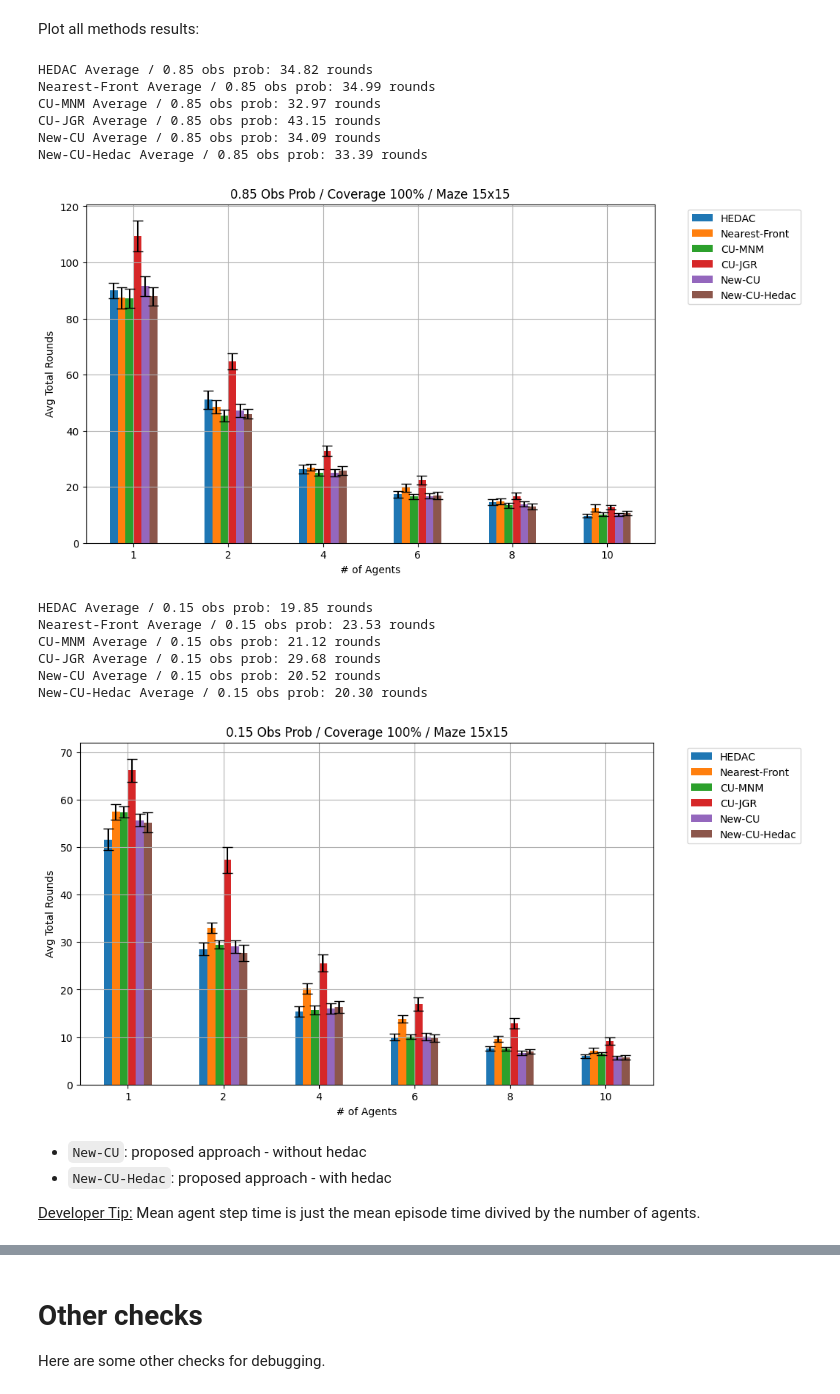
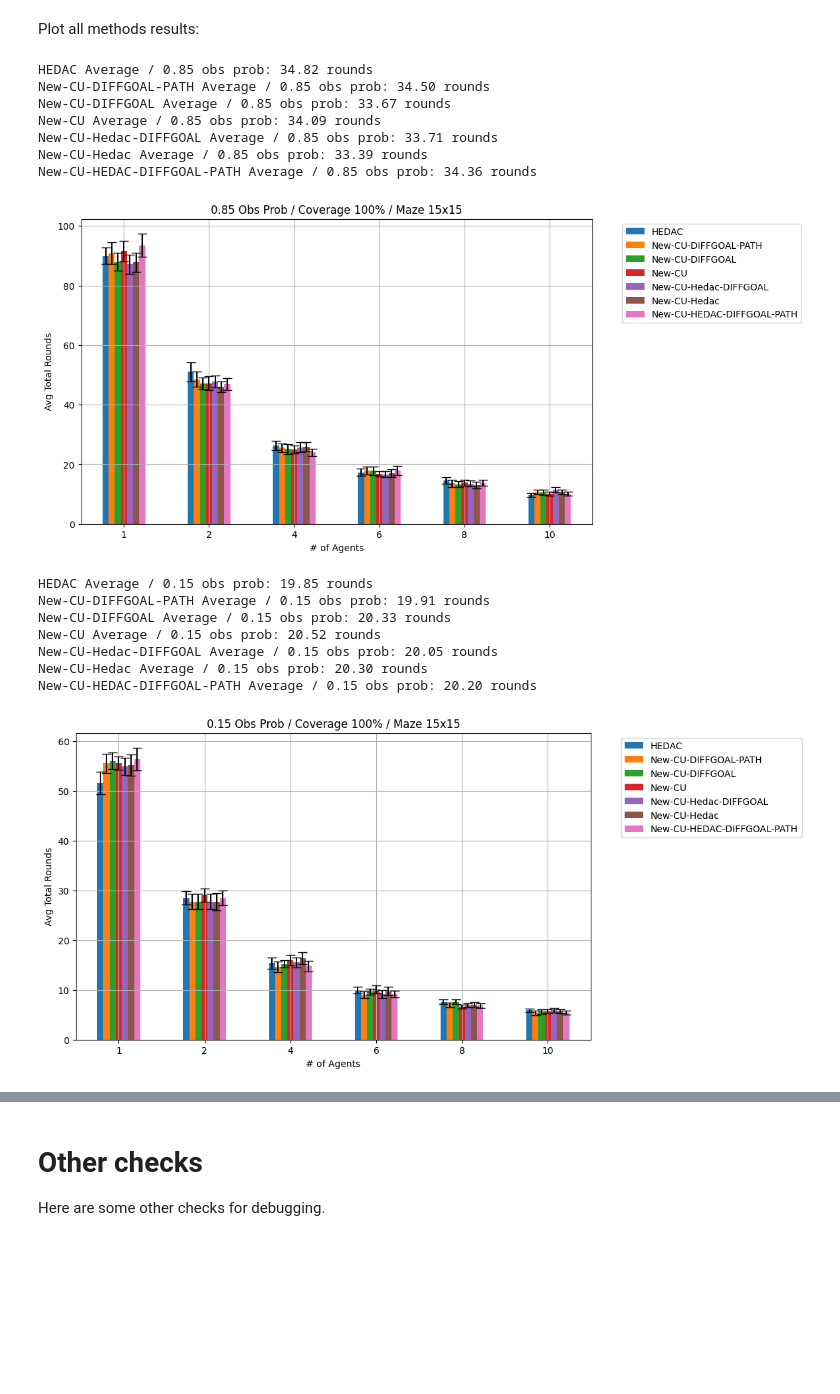
Before and after one commit to manouslinard/multiagent-exploration, a Jupyter notebook: Swarm_RL-Manousos.ipynb, the cells around one changed output, grey strips where cells are left out. Saved outputs shown, nothing was run; the diff lists cells and outputs as text; code cells hidden in the pictures; blank space fills up the shorter version.

Commit message:
impl new_cu+hedac_diffgoal_path+run 400 exp

```diff
--- a/Swarm_RL-Manousos.ipynb
+++ b/Swarm_RL-Manousos.ipynb
@@ -1075,6 +1128,12 @@ def update_goals(agents, total_explored, start=False, algo='nf', lambda_=0.8):
   """ Function to update the goals of the agents (if they are explored). """
   unexpl_coords = np.argwhere(total_explored == -1)
   if len(unexpl_coords) <= 0:
+    return
+
+  if algo == 'new_cu' or algo == 'new_cu_hedac':
+    update_goals_new_cost_util(agents, unexpl_coords, total_explored, start, algo=algo)
+    # print_test_debug(agents, unexpl_coords)
+
     return
 
   for a in agents:
@@ -1136,6 +1195,7 @@ def move_nf_coverage(start_grid, start_agents, coverage_finish = 1.0, debug=True
       for agent in agents:
           path = AStar(agent.explored_stage, coverage_mode=True).search((agent.x, agent.y), agent.goal)
           if debug:
+            # print(len(agents), len(np.argwhere(total_explored == -1)))
             draw_maze(agent.explored_stage, path=path)
 
           if path and len(path) > 1:
@@ -1150,6 +1210,8 @@ def move_nf_coverage(start_grid, start_agents, coverage_finish = 1.0, debug=True
       # tmp_stages.append(copy.deepcopy(total_explored))
       # update goals (if agents have explored the goals of another agent):
       update_goals(agents, total_explored, algo=algo, lambda_=lambda_)
+      print_test_debug(agents, np.argwhere(total_explored == -1))
+
       avg_eps_time.append(time.time() - eps_start_time)
       if path_none >= len(agents): # stops if no agents have moved.
           # print(path_none, len(agents))
@@ -1443,7 +1508,7 @@ def run_all_exp(algo, agents_num_list, rows, cols, num_test, obs_prob=0.85, agen
       if os.name == 'posix':  # combines unix files to one:
         df = []
         df_all = []
-        for i in range(1, num_cores + 1):
+        for i in range(1, 6):
             path_all = f'results/{algo}/{rows}x{cols}/all/p{i}_{algo}_all_{rows}x{cols}_{coverage_mode}_{agent_view}.xlsx'
             path_avg = f'results/{algo}/{rows}x{cols}/p{i}_{algo}_{rows}x{cols}_{coverage_mode}_{agent_view}_{num_test}.xlsx'
             df_all.append(pd.read_excel(path_all))
@@ -1475,10 +1540,10 @@ coverage_mode = True    # this is researched in the thesis.
 alpha, max_hedac_iter = 10, 100 # used in hedac
 lambda_ = 0.8 # used in cost-utility jgr
 
-run_all_exp('nf', agents_num_list, rows, cols, num_test, obs_prob, agent_view, coverage_mode, alpha, max_hedac_iter, lambda_)
-run_all_exp('cu_jgr', agents_num_list, rows, cols, num_test, obs_prob, agent_view, coverage_mode, alpha, max_hedac_iter, lambda_)
-run_all_exp('hedac', agents_num_list, rows, cols, num_test, obs_prob, agent_view, coverage_mode, alpha, max_hedac_iter, lambda_)
-run_all_exp('cu_mnm', agents_num_list, rows, cols, num_test, obs_prob, agent_view, coverage_mode, alpha, max_hedac_iter, lambda_)
+# run_all_exp('nf', agents_num_list, rows, cols, num_test, obs_prob, agent_view, coverage_mode, alpha, max_hedac_iter, lambda_)
+# run_all_exp('cu_jgr', agents_num_list, rows, cols, num_test, obs_prob, agent_view, coverage_mode, alpha, max_hedac_iter, lambda_)
+# run_all_exp('hedac', agents_num_list, rows, cols, num_test, obs_prob, agent_view, coverage_mode, alpha, max_hedac_iter, lambda_)
+# run_all_exp('cu_mnm', agents_num_list, rows, cols, num_test, obs_prob, agent_view, coverage_mode, alpha, max_hedac_iter, lambda_)
 run_all_exp('new_cu', agents_num_list, rows, cols, num_test, obs_prob, agent_view, coverage_mode, alpha, max_hedac_iter, lambda_)
 run_all_exp('new_cu_hedac', agents_num_list, rows, cols, num_test, obs_prob, agent_view, coverage_mode, alpha, max_hedac_iter, lambda_)
 # %% [output]
@@ -1541,33 +1606,35 @@ def convert_paths_os(file_dict):
 # %% [markdown]
 Plot all methods results:
 # %%
-file_dict = {'HEDAC': 'results/hedac/15x15/hedac_15x15_True_2_50.xlsx',
-             'Nearest-Front': 'results/nf/15x15/nf_15x15_True_2_50.xlsx',
-             'CU-MNM': 'results/cu_mnm/15x15/cu_mnm_15x15_True_2_50.xlsx',
-             'CU-JGR': 'results/cu_jgr/15x15/cu_jgr_15x15_True_2_50.xlsx',
-             'New-CU': 'results/new_cu/15x15/new_cu_15x15_True_2_50.xlsx',
-             'New-CU-Hedac': 'results/new_cu_hedac/15x15/new_cu_hedac_15x15_True_2_50.xlsx',
+file_dict = {
+            'HEDAC': 'results/hedac/15x15/hedac_15x15_True_2_50.xlsx',
+            #  'Nearest-Front': 'results/nf/15x15/nf_15x15_True_2_50.xlsx',
+            #  'CU-MNM': 'results/cu_mnm/15x15/cu_mnm_15x15_True_2_50.xlsx',
+            #  'CU-JGR': 'results/cu_jgr/15x15/cu_jgr_15x15_True_2_50.xlsx',
+             'New-CU-DIFFGOAL-PATH': 'results/new_cu_diffgoal_path/15x15/new_cu_15x15_True_2_50.xlsx',
+             'New-CU-DIFFGOAL': 'results/new_cu_diffgoal/15x15/new_cu_15x15_True_2_50.xlsx',
+             'New-CU': 'results/new_cu_same/15x15/new_cu_15x15_True_2_50.xlsx',
+             'New-CU-Hedac-DIFFGOAL': 'results/new_cu_hedac_diffgoal/15x15/new_cu_hedac_15x15_True_2_50.xlsx',
+             'New-CU-Hedac': 'results/new_cu_hedac_same/15x15/new_cu_hedac_15x15_True_2_50.xlsx',
+             'New-CU-HEDAC-DIFFGOAL-PATH': 'results/new_cu_hedac_diffgoal_path/15x15/new_cu_hedac_15x15_True_2_50.xlsx',
              }
 convert_paths_os(file_dict)
 plot_comparison(file_dict)
 plot_comparison(file_dict, 0.15)
 # %% [output]
 HEDAC Average / 0.85 obs prob: 34.82 rounds
-Nearest-Front Average / 0.85 obs prob: 34.99 rounds
-CU-MNM Average / 0.85 obs prob: 32.97 rounds
-CU-JGR Average / 0.85 obs prob: 43.15 rounds
+New-CU-DIFFGOAL-PATH Average / 0.85 obs prob: 34.50 rounds
+New-CU-DIFFGOAL Average / 0.85 obs prob: 33.67 rounds
 New-CU Average / 0.85 obs prob: 34.09 rounds
+New-CU-Hedac-DIFFGOAL Average / 0.85 obs prob: 33.71 rounds
 New-CU-Hedac Average / 0.85 obs prob: 33.39 rounds
+New-CU-HEDAC-DIFFGOAL-PATH Average / 0.85 obs prob: 34.36 rounds
-[figure, old version]
+[figure, new version]
 HEDAC Average / 0.15 obs prob: 19.85 rounds
-Nearest-Front Average / 0.15 obs prob: 23.53 rounds
-CU-MNM Average / 0.15 obs prob: 21.12 rounds
-CU-JGR Average / 0.15 obs prob: 29.68 rounds
+New-CU-DIFFGOAL-PATH Average / 0.15 obs prob: 19.91 rounds
+New-CU-DIFFGOAL Average / 0.15 obs prob: 20.33 rounds
 New-CU Average / 0.15 obs prob: 20.52 rounds
+New-CU-Hedac-DIFFGOAL Average / 0.15 obs prob: 20.05 rounds
 New-CU-Hedac Average / 0.15 obs prob: 20.30 rounds
+New-CU-HEDAC-DIFFGOAL-PATH Average / 0.15 obs prob: 20.20 rounds
-[figure, old version]
+[figure, new version]
-# %% [markdown]
-* `New-CU`: proposed approach - without hedac
-* `New-CU-Hedac`: proposed approach - with hedac
-
-<u>Developer Tip:</u> Mean agent step time is just the mean episode time divived by the number of agents.
```
Also changed, not shown: parts of 5 cells of this notebook, 12 other files.
